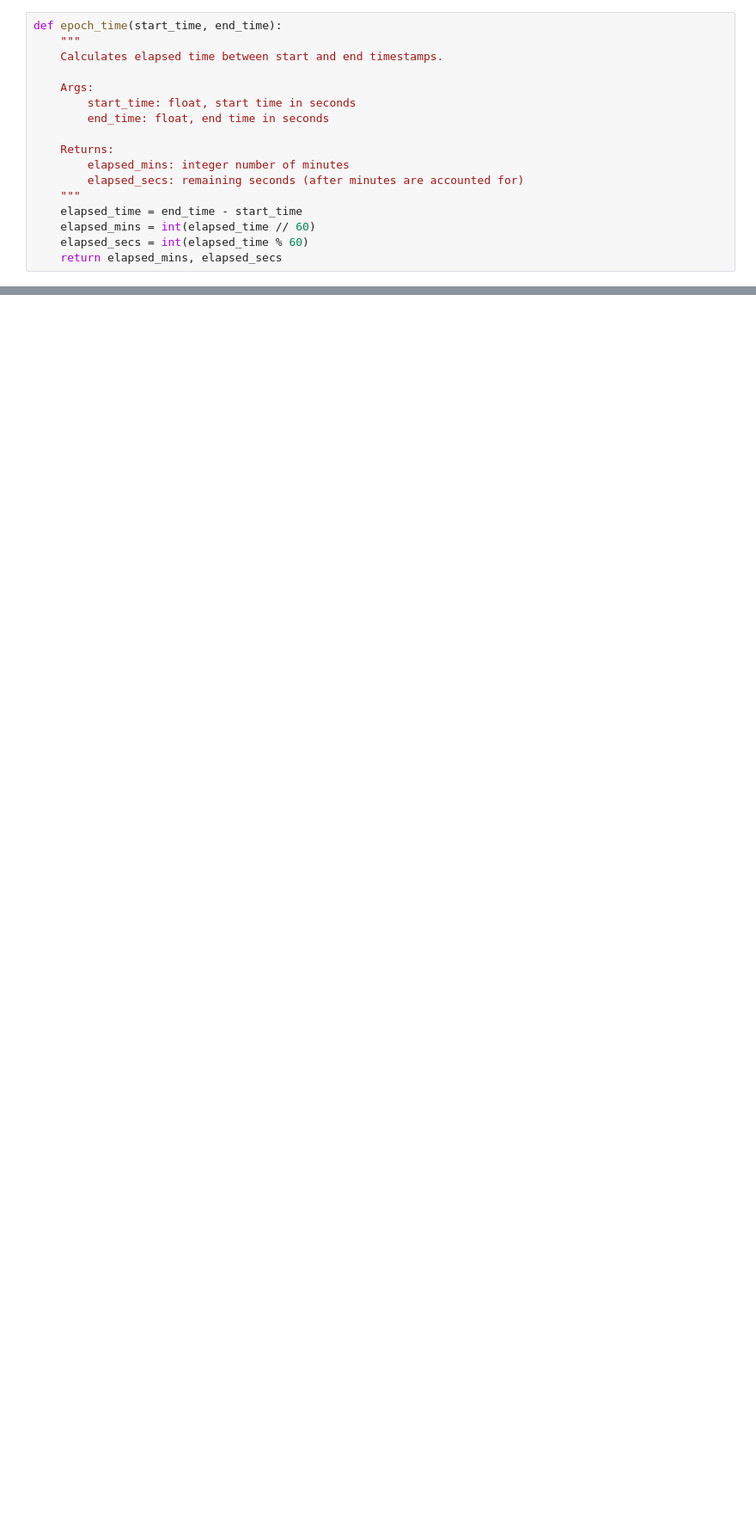
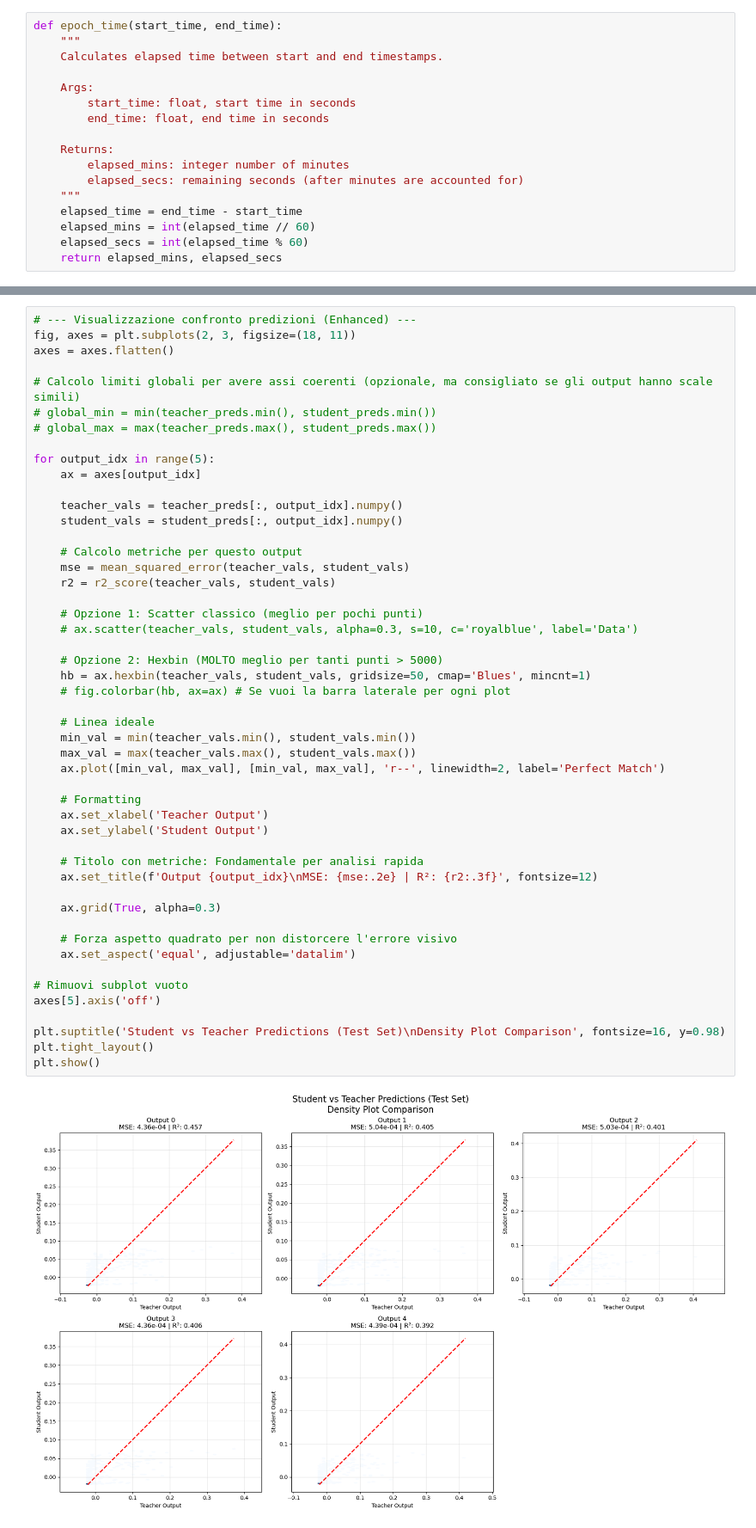
Before and after one commit to a-ciarniello/Tropical_Simplex, a Jupyter notebook: Fully_Connected_MLP.ipynb, the cells around one changed output, grey strips where cells are left out. Shown at 86% size. Cells and saved outputs as stored; diff of their text form; blank space fills up the shorter version.

```diff
--- a/Fully_Connected_MLP.ipynb
+++ b/Fully_Connected_MLP.ipynb
@@ -431,0 +975,51 @@ ValueError: too many values to unpack (expected 3)
+# %%
+# --- Visualizzazione confronto predizioni (Enhanced) ---
+fig, axes = plt.subplots(2, 3, figsize=(18, 11))
+axes = axes.flatten()
+
+# Calcolo limiti globali per avere assi coerenti (opzionale, ma consigliato se gli output hanno scale simili)
+# global_min = min(teacher_preds.min(), student_preds.min())
+# global_max = max(teacher_preds.max(), student_preds.max())
+
+for output_idx in range(5):
+    ax = axes[output_idx]
+
+    teacher_vals = teacher_preds[:, output_idx].numpy()
+    student_vals = student_preds[:, output_idx].numpy()
+
+    # Calcolo metriche per questo output
+    mse = mean_squared_error(teacher_vals, student_vals)
+    r2 = r2_score(teacher_vals, student_vals)
+
+    # Opzione 1: Scatter classico (meglio per pochi punti)
+    # ax.scatter(teacher_vals, student_vals, alpha=0.3, s=10, c='royalblue', label='Data')
+
+    # Opzione 2: Hexbin (MOLTO meglio per tanti punti > 5000)
+    hb = ax.hexbin(teacher_vals, student_vals, gridsize=50, cmap='Blues', mincnt=1)
+    # fig.colorbar(hb, ax=ax) # Se vuoi la barra laterale per ogni plot
+
+    # Linea ideale
+    min_val = min(teacher_vals.min(), student_vals.min())
+    max_val = max(teacher_vals.max(), student_vals.max())
+    ax.plot([min_val, max_val], [min_val, max_val], 'r--', linewidth=2, label='Perfect Match')
+
+    # Formatting
+    ax.set_xlabel('Teacher Output')
+    ax.set_ylabel('Student Output')
+
+    # Titolo con metriche: Fondamentale per analisi rapida
+    ax.set_title(f'Output {output_idx}\nMSE: {mse:.2e} | R²: {r2:.3f}', fontsize=12)
+
+    ax.grid(True, alpha=0.3)
+
+    # Forza aspetto quadrato per non distorcere l'errore visivo
+    ax.set_aspect('equal', adjustable='datalim')
+
+# Rimuovi subplot vuoto
+axes[5].axis('off')
+
+plt.suptitle('Student vs Teacher Predictions (Test Set)\nDensity Plot Comparison', fontsize=16, y=0.98)
+plt.tight_layout()
+plt.show()
+# %% [output]
+[figure, added]
```
Also changed, not shown: parts of 28 cells of this notebook, 5 other files.
